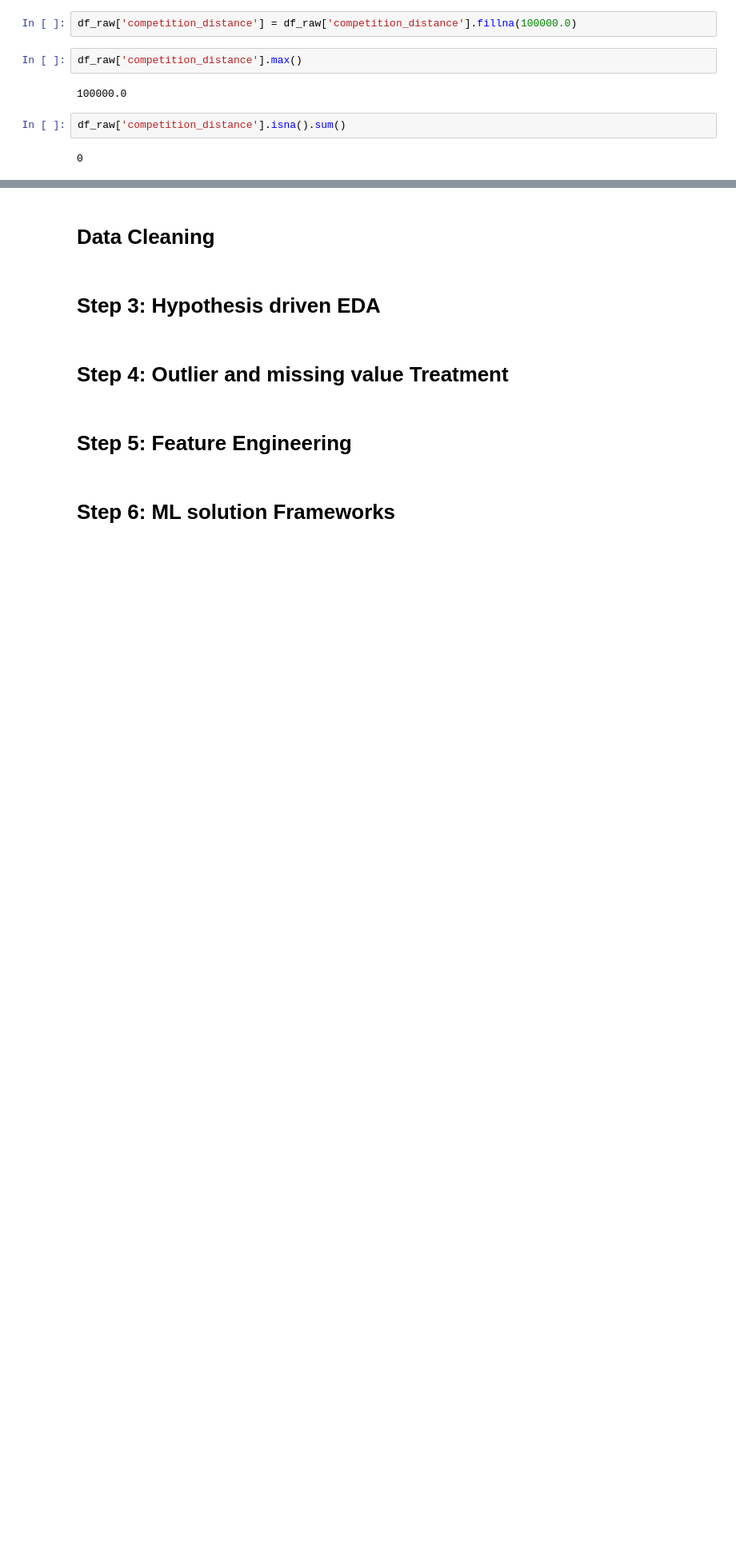
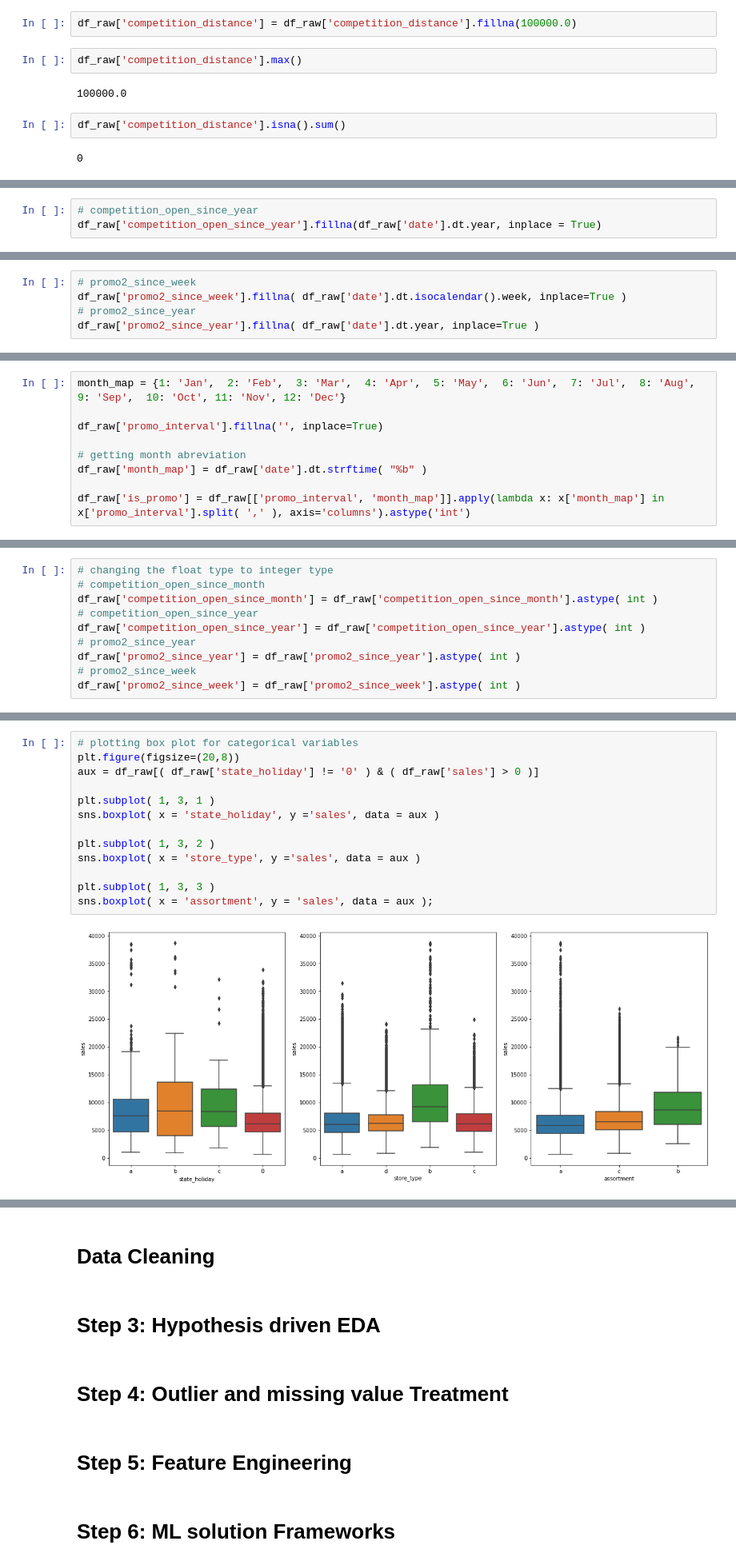
Before and after one commit to omkar123katare/Capstone_2_Retail_sales_prediction, a Jupyter notebook: retail_sales__predicton_capstone_2.ipynb, the cells around one changed output, grey strips where cells are left out. Shown at 80% size. Drawn from its saved outputs; the diff is of its cells as text; blank space fills up the shorter version.

```diff
--- a/retail_sales__predicton_capstone_2.ipynb
+++ b/retail_sales__predicton_capstone_2.ipynb
@@ -214,0 +245,3 @@ df_raw['competition_distance'].isna().sum()
+# %%
+# competition_open_since_year
+df_raw['competition_open_since_year'].fillna(df_raw['date'].dt.year, inplace = True)
@@ -214,0 +252,5 @@ df_raw['competition_distance'].isna().sum()
+# %%
+# promo2_since_week
+df_raw['promo2_since_week'].fillna( df_raw['date'].dt.isocalendar().week, inplace=True )
+# promo2_since_year
+df_raw['promo2_since_year'].fillna( df_raw['date'].dt.year, inplace=True )
@@ -214,0 +262,9 @@ df_raw['competition_distance'].isna().sum()
+# %%
+month_map = {1: 'Jan',  2: 'Feb',  3: 'Mar',  4: 'Apr',  5: 'May',  6: 'Jun',  7: 'Jul',  8: 'Aug',  9: 'Sep',  10: 'Oct', 11: 'Nov', 12: 'Dec'}
+
+df_raw['promo_interval'].fillna('', inplace=True)
+
+# getting month abreviation
+df_raw['month_map'] = df_raw['date'].dt.strftime( "%b" )
+
+df_raw['is_promo'] = df_raw[['promo_interval', 'month_map']].apply(lambda x: x['month_map'] in x['promo_interval'].split( ',' ), axis='columns').astype('int')
@@ -214,0 +274,10 @@ df_raw['competition_distance'].isna().sum()
+# %%
+# changing the float type to integer type
+# competition_open_since_month
+df_raw['competition_open_since_month'] = df_raw['competition_open_since_month'].astype( int )
+# competition_open_since_year
+df_raw['competition_open_since_year'] = df_raw['competition_open_since_year'].astype( int )
+# promo2_since_year
+df_raw['promo2_since_year'] = df_raw['promo2_since_year'].astype( int )
+# promo2_since_week
+df_raw['promo2_since_week'] = df_raw['promo2_since_week'].astype( int )
@@ -214,0 +324,15 @@ df_raw['competition_distance'].isna().sum()
+# %%
+# plotting box plot for categorical variables
+plt.figure(figsize=(20,8))
+aux = df_raw[( df_raw['state_holiday'] != '0' ) & ( df_raw['sales'] > 0 )]
+
+plt.subplot( 1, 3, 1 )
+sns.boxplot( x = 'state_holiday', y ='sales', data = aux )
+
+plt.subplot( 1, 3, 2 )
+sns.boxplot( x = 'store_type', y ='sales', data = aux )
+
+plt.subplot( 1, 3, 3 )
+sns.boxplot( x = 'assortment', y = 'sales', data = aux );
+# %% [output]
+[figure, added]
```
Also changed, not shown: parts of 30 cells of this notebook.
